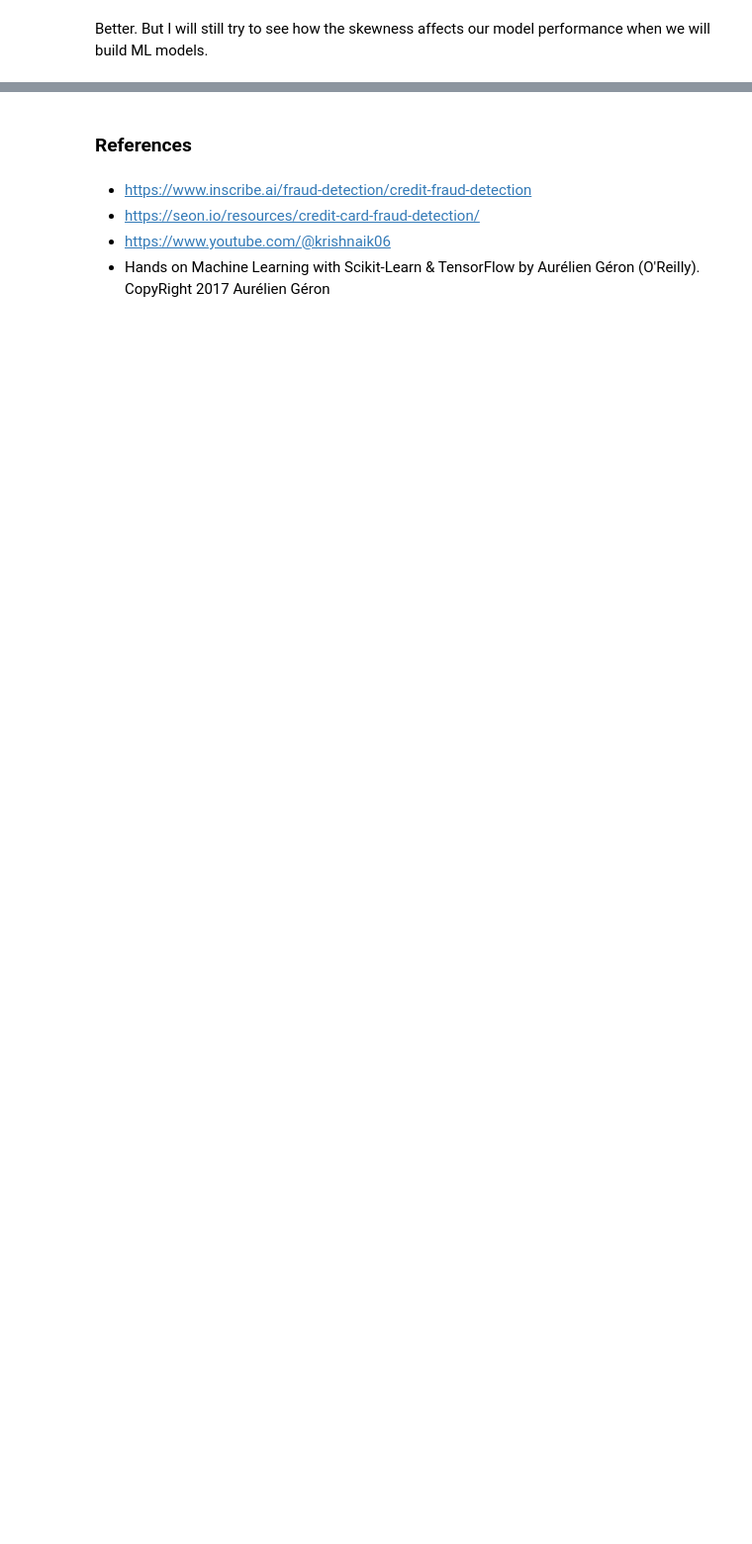
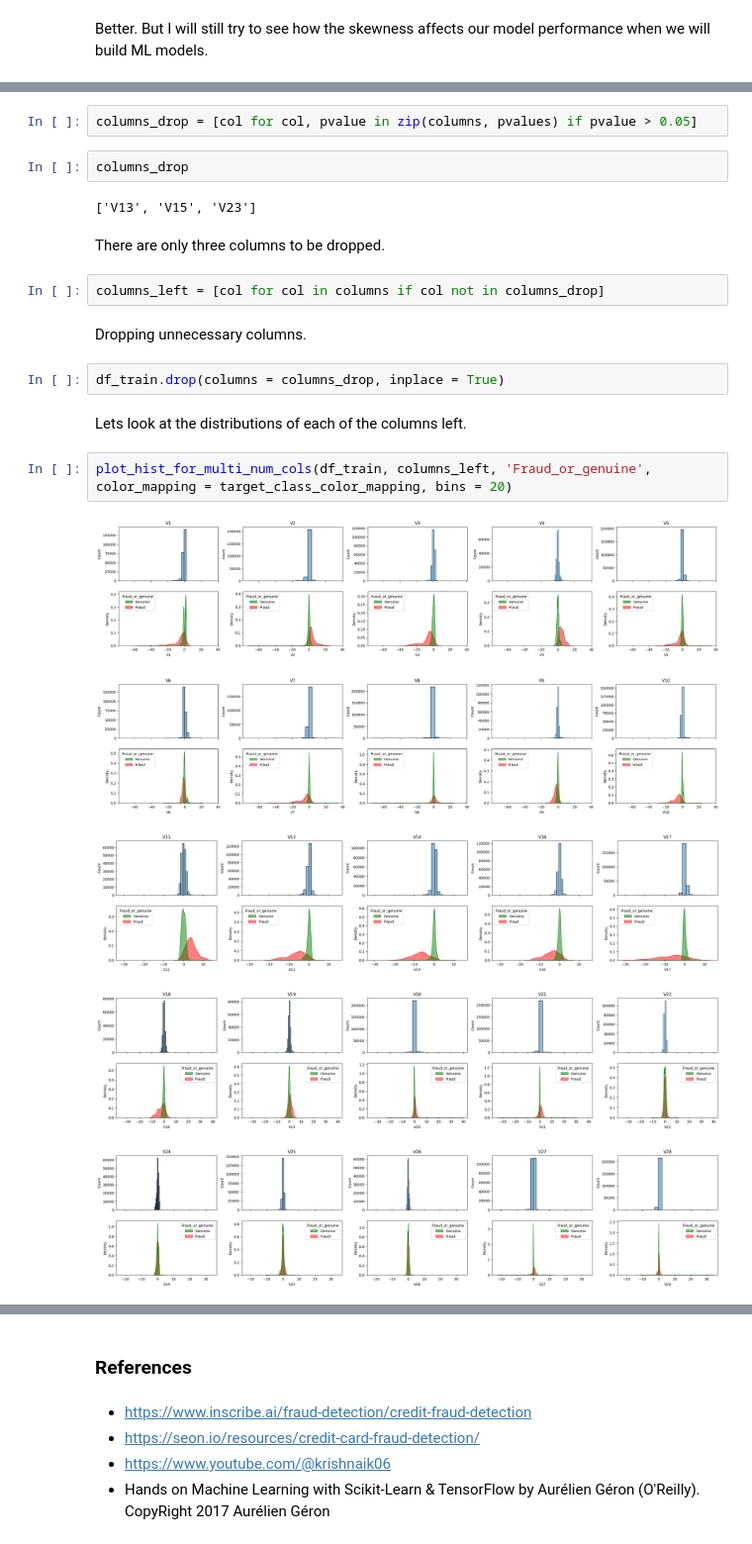
Before and after one commit to Sharma-Ayush/Credit-Card-Fraud-Detection, a Jupyter notebook: notebook/EDA.ipynb, the cells around one changed output, grey strips where cells are left out. Shown at 99% size. Drawn from its saved outputs; the diff is of its cells as text; blank space fills up the shorter version.

```diff
--- a/notebook/EDA.ipynb
+++ b/notebook/EDA.ipynb
@@ -361,0 +431,24 @@ Better. But I will still try to see how the skewness affects our model performan
+# %%
+columns_drop = [col for col, pvalue in zip(columns, pvalues) if pvalue > 0.05]
+# %%
+columns_drop
+# %% [output]
+['V13', 'V15', 'V23']
+# %% [markdown]
+There are only three columns to be dropped.
+# %%
+columns_left = [col for col in columns if col not in columns_drop]
+# %% [markdown]
+Dropping unnecessary columns.
+# %%
+df_train.drop(columns = columns_drop, inplace = True)
+# %% [markdown]
+Lets look at the distributions of each of the columns left.
+# %%
+plot_hist_for_multi_num_cols(df_train, columns_left, 'Fraud_or_genuine', color_mapping = target_class_color_mapping, bins = 20)
+# %% [output]
+[figure, added]
+[figure, added]
+[figure, added]
+[figure, added]
+[figure, added]
```
Also changed, not shown: parts of 19 cells of this notebook.
